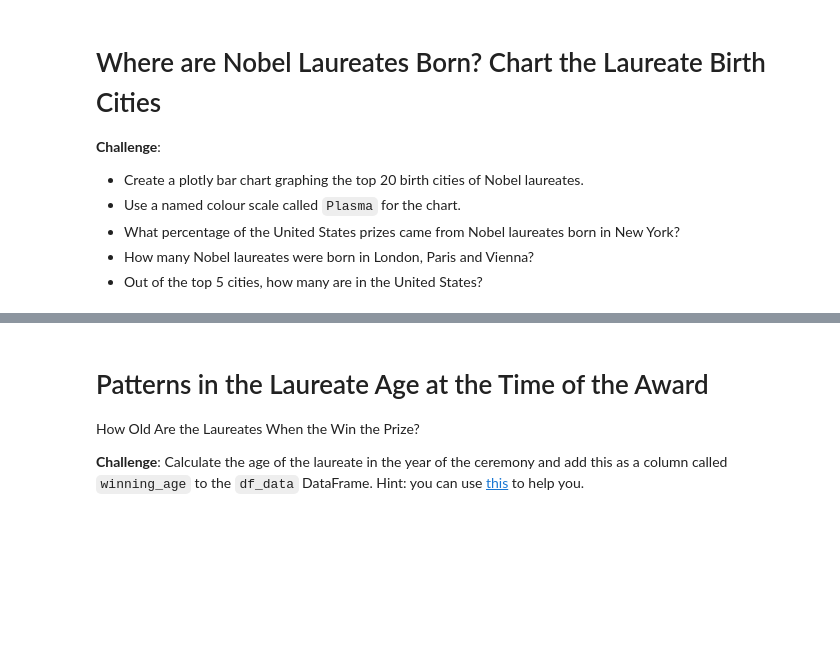
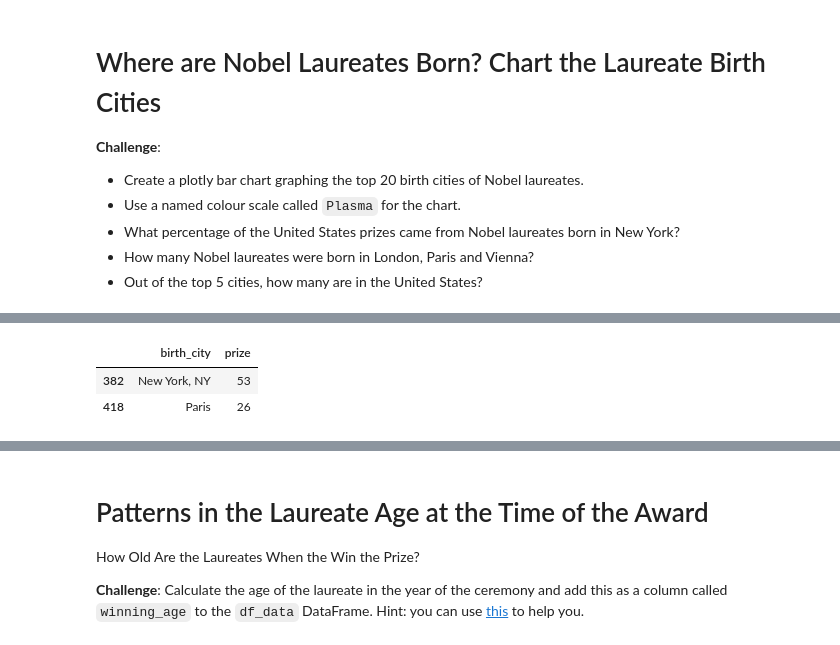
Before and after one commit to TahaThinks/DataScienceProjects2024, a Jupyter notebook: Nobel_Prize_Analysis_(start).ipynb, the cells around one changed output, grey strips where cells are left out. Drawn from its saved outputs; the diff is of its cells as text; code cells hidden in the pictures; blank space fills up the shorter version.

```diff
--- a/Nobel_Prize_Analysis_(start).ipynb
+++ b/Nobel_Prize_Analysis_(start).ipynb
@@ -801,0 +797,7 @@ nobel_winner_birth_city = df_data.groupby()
+# %%
+nobel_winner_birth_city = df_data.groupby(['birth_city'], as_index=False).agg({'prize':pd.Series.count}).sort_values(by='prize', ascending=False).head(20)
+nobel_winner_birth_city.head(2)
+# %% [output]
+|  | birth_city | prize |
+| 382 | New York, NY | 53 |
+| 418 | Paris | 26 |
```
Also changed, not shown: parts of 2 cells of this notebook.
